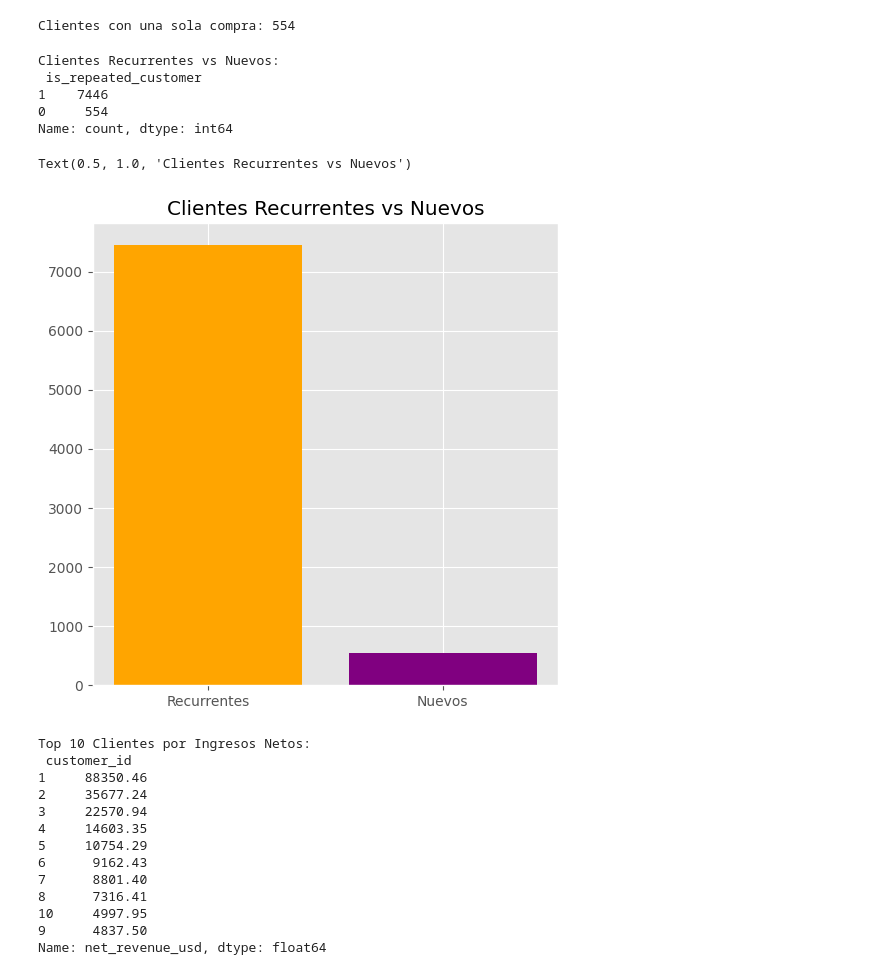
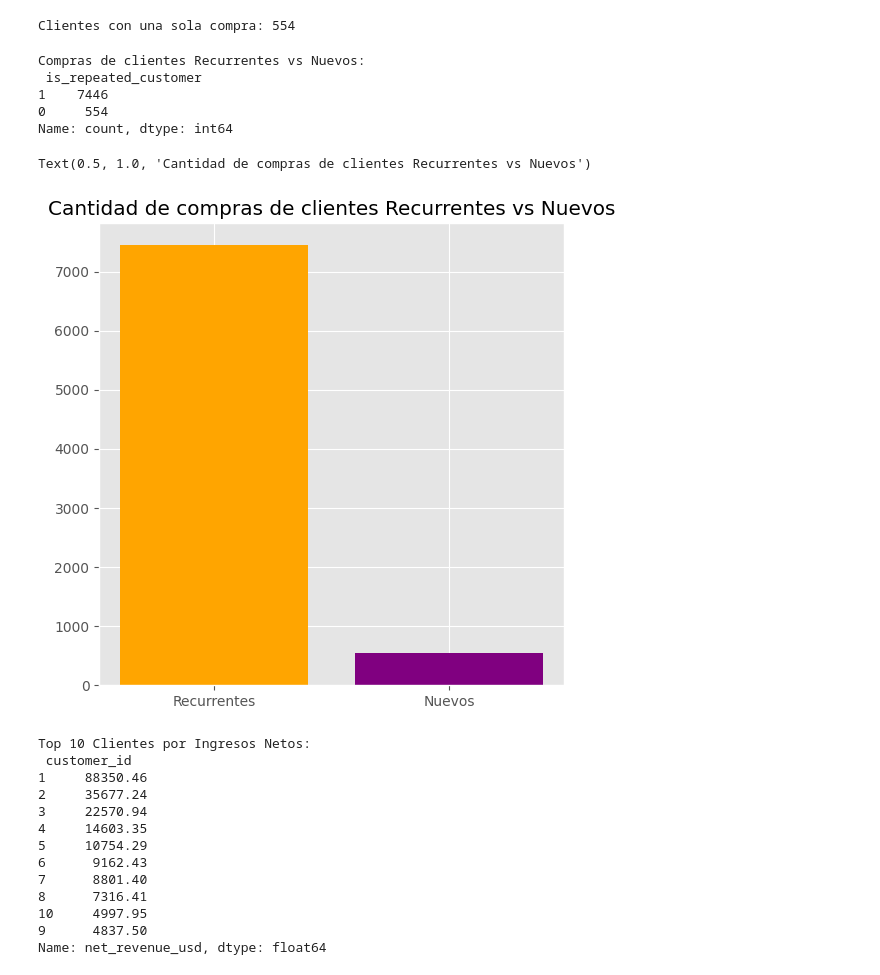
Before and after one commit to NaTHuber/digital-sales-analytics, a Jupyter notebook: code/02_eda.ipynb, the cells around one changed output. Cells and saved outputs as stored; diff of their text form; code cells hidden in the pictures.

Commit message:
[update]: Se actualizan notas y notebook con análisis de los clientes y compras

```diff
--- a/code/02_eda.ipynb
+++ b/code/02_eda.ipynb
@@ -165,9 +172,9 @@ Clientes con una sola compra: 554
 # Compras de clientes recurrentes vs nuevos
 data['is_repeated_customer'] = data.duplicated(subset=['customer_id'], keep=False).astype(int)
 repeated_customers = data['is_repeated_customer'].value_counts()
-print("\nClientes Recurrentes vs Nuevos:\n", repeated_customers)
+print("\nCompras de clientes Recurrentes vs Nuevos:\n", repeated_customers)
 # %% [output]
-Clientes Recurrentes vs Nuevos:
+Compras de clientes Recurrentes vs Nuevos:
  is_repeated_customer
 1    7446
 0     554
@@ -175,11 +182,11 @@ Name: count, dtype: int64
 # %%
 # Visualización de compras de clientes recurrentes vs nuevos
 plt.figure(figsize=(6, 6))
 plt.bar(repeated_customers.index.map({0: 'Nuevos', 1: 'Recurrentes'}), repeated_customers.values, color=['orange', 'purple'])
-plt.title('Clientes Recurrentes vs Nuevos')
+plt.title('Cantidad de compras de clientes Recurrentes vs Nuevos')
 # %% [output]
-Text(0.5, 1.0, 'Clientes Recurrentes vs Nuevos')
+Text(0.5, 1.0, 'Cantidad de compras de clientes Recurrentes vs Nuevos')
-[figure, old version]
+[figure, new version]
 # %%
 # Top 10 clientes por ingresos netos
 top_customers = data.groupby('customer_id')['net_revenue_usd'].sum().nlargest(10)
```
Also changed, not shown: parts of 2 cells of this notebook, 2 other files.
